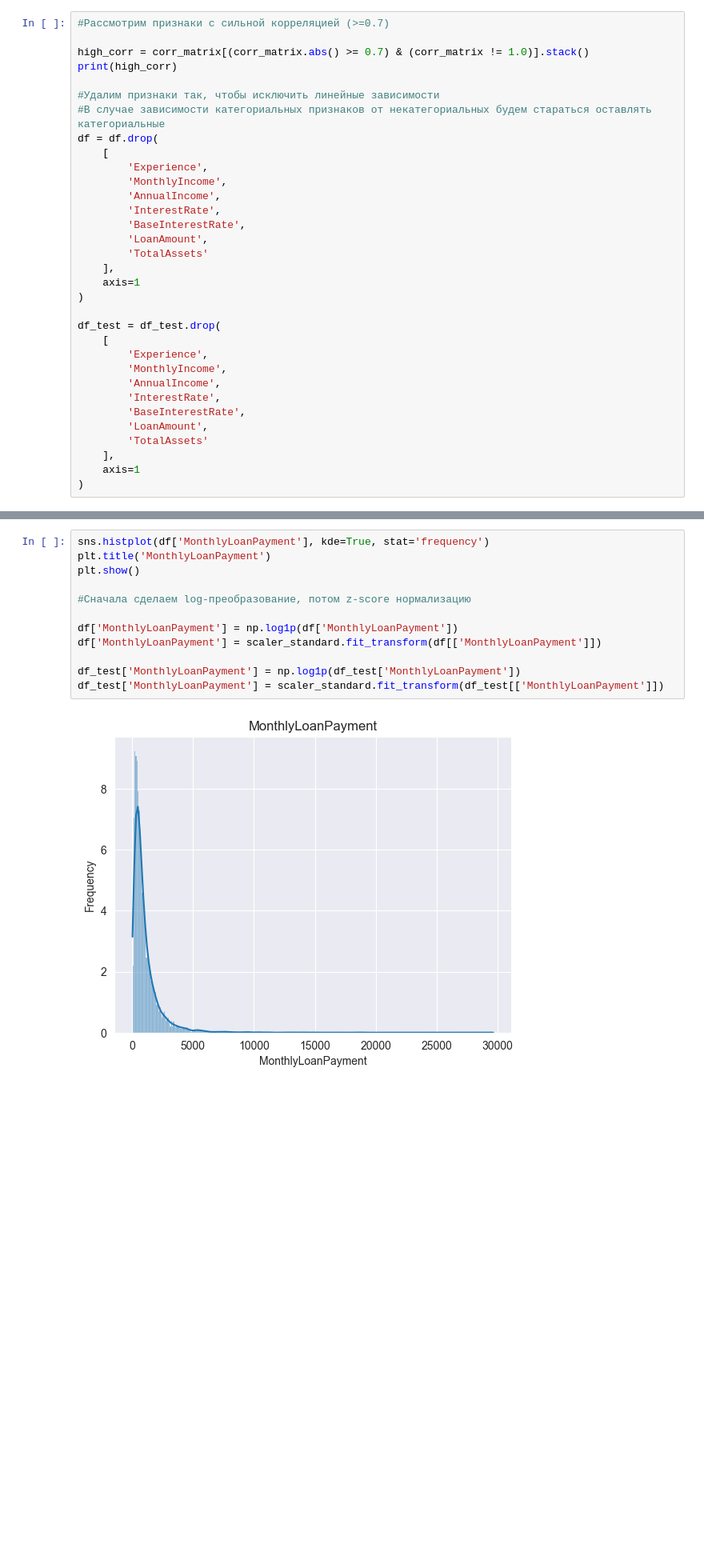
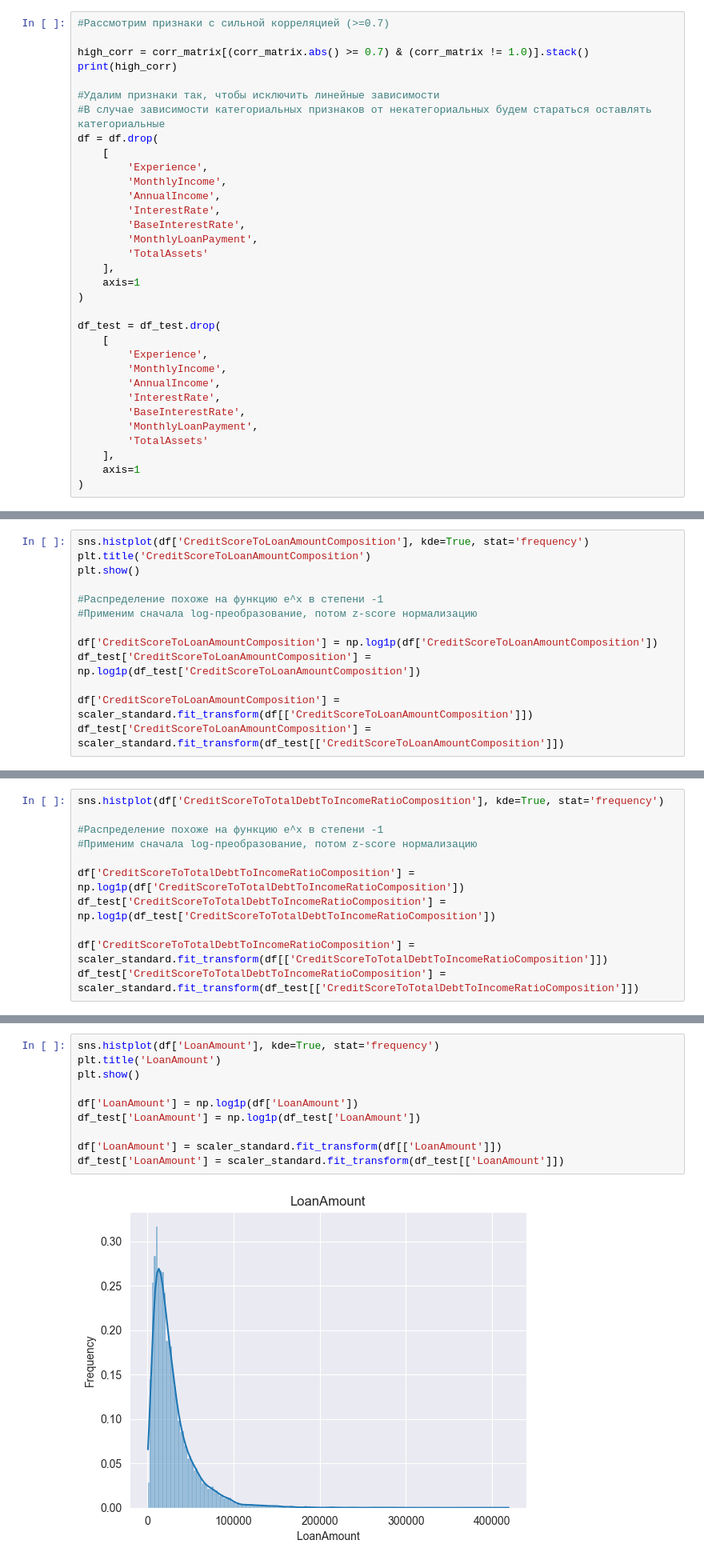
Before and after one commit to dmitrijmrsh/ML-Labs, a Jupyter notebook: Lab_02/Lab_02.ipynb, the cells around one changed output, grey strips where cells are left out. Shown at 80% size. Drawn from its saved outputs; the diff is of its cells as text; blank space fills up the shorter version.

```diff
--- a/Lab_02/Lab_02.ipynb
+++ b/Lab_02/Lab_02.ipynb
@@ -141,7 +141,7 @@ df = df.drop(
         'AnnualIncome',
         'InterestRate',
         'BaseInterestRate',
-        'LoanAmount',
+        'MonthlyLoanPayment',
         'TotalAssets'
     ],
     axis=1
@@ -154,7 +154,7 @@ df_test = df_test.drop(
         'AnnualIncome',
         'InterestRate',
         'BaseInterestRate',
-        'LoanAmount',
+        'MonthlyLoanPayment',
         'TotalAssets'
     ],
     axis=1
@@ -189,0 +202,13 @@ scaler_min_max = MinMaxScaler()
+# %%
+sns.histplot(df['CreditScoreToLoanAmountComposition'], kde=True, stat='frequency')
+plt.title('CreditScoreToLoanAmountComposition')
+plt.show()
+
+#Распределение похоже на функцию e^x в степени -1
+#Применим сначала log-преобразование, потом z-score нормализацию
+
+df['CreditScoreToLoanAmountComposition'] = np.log1p(df['CreditScoreToLoanAmountComposition'])
+df_test['CreditScoreToLoanAmountComposition'] = np.log1p(df_test['CreditScoreToLoanAmountComposition'])
+
+df['CreditScoreToLoanAmountComposition'] = scaler_standard.fit_transform(df[['CreditScoreToLoanAmountComposition']])
+df_test['CreditScoreToLoanAmountComposition'] = scaler_standard.fit_transform(df_test[['CreditScoreToLoanAmountComposition']])
@@ -189,0 +219,11 @@ scaler_min_max = MinMaxScaler()
+# %%
+sns.histplot(df['CreditScoreToTotalDebtToIncomeRatioComposition'], kde=True, stat='frequency')
+
+#Распределение похоже на функцию e^x в степени -1
+#Применим сначала log-преобразование, потом z-score нормализацию
+
+df['CreditScoreToTotalDebtToIncomeRatioComposition'] = np.log1p(df['CreditScoreToTotalDebtToIncomeRatioComposition'])
+df_test['CreditScoreToTotalDebtToIncomeRatioComposition'] = np.log1p(df_test['CreditScoreToTotalDebtToIncomeRatioComposition'])
+
+df['CreditScoreToTotalDebtToIncomeRatioComposition'] = scaler_standard.fit_transform(df[['CreditScoreToTotalDebtToIncomeRatioComposition']])
+df_test['CreditScoreToTotalDebtToIncomeRatioComposition'] = scaler_standard.fit_transform(df_test[['CreditScoreToTotalDebtToIncomeRatioComposition']])
@@ -481,17 +523,15 @@ df_test['NetWorth'] = scaler_standard.fit_transform(df_test[['NetWorth']])
 # %%
-sns.histplot(df['MonthlyLoanPayment'], kde=True, stat='frequency')
-plt.title('MonthlyLoanPayment')
+sns.histplot(df['LoanAmount'], kde=True, stat='frequency')
+plt.title('LoanAmount')
 plt.show()
 
-#Сначала сделаем log-преобразование, потом z-score нормализацию
+df['LoanAmount'] = np.log1p(df['LoanAmount'])
+df_test['LoanAmount'] = np.log1p(df_test['LoanAmount'])
 
-df['MonthlyLoanPayment'] = np.log1p(df['MonthlyLoanPayment'])
-df['MonthlyLoanPayment'] = scaler_standard.fit_transform(df[['MonthlyLoanPayment']])
-
-df_test['MonthlyLoanPayment'] = np.log1p(df_test['MonthlyLoanPayment'])
-df_test['MonthlyLoanPayment'] = scaler_standard.fit_transform(df_test[['MonthlyLoanPayment']])
+df['LoanAmount'] = scaler_standard.fit_transform(df[['LoanAmount']])
+df_test['LoanAmount'] = scaler_standard.fit_transform(df_test[['LoanAmount']])
 # %% [output]
-[figure, old version]
+[figure, new version]
 # %% [markdown]
 Нормализация TotalDebtToIncomeRatio
 # %%
```
Also changed, not shown: parts of 11 cells of this notebook, 1 other file.
